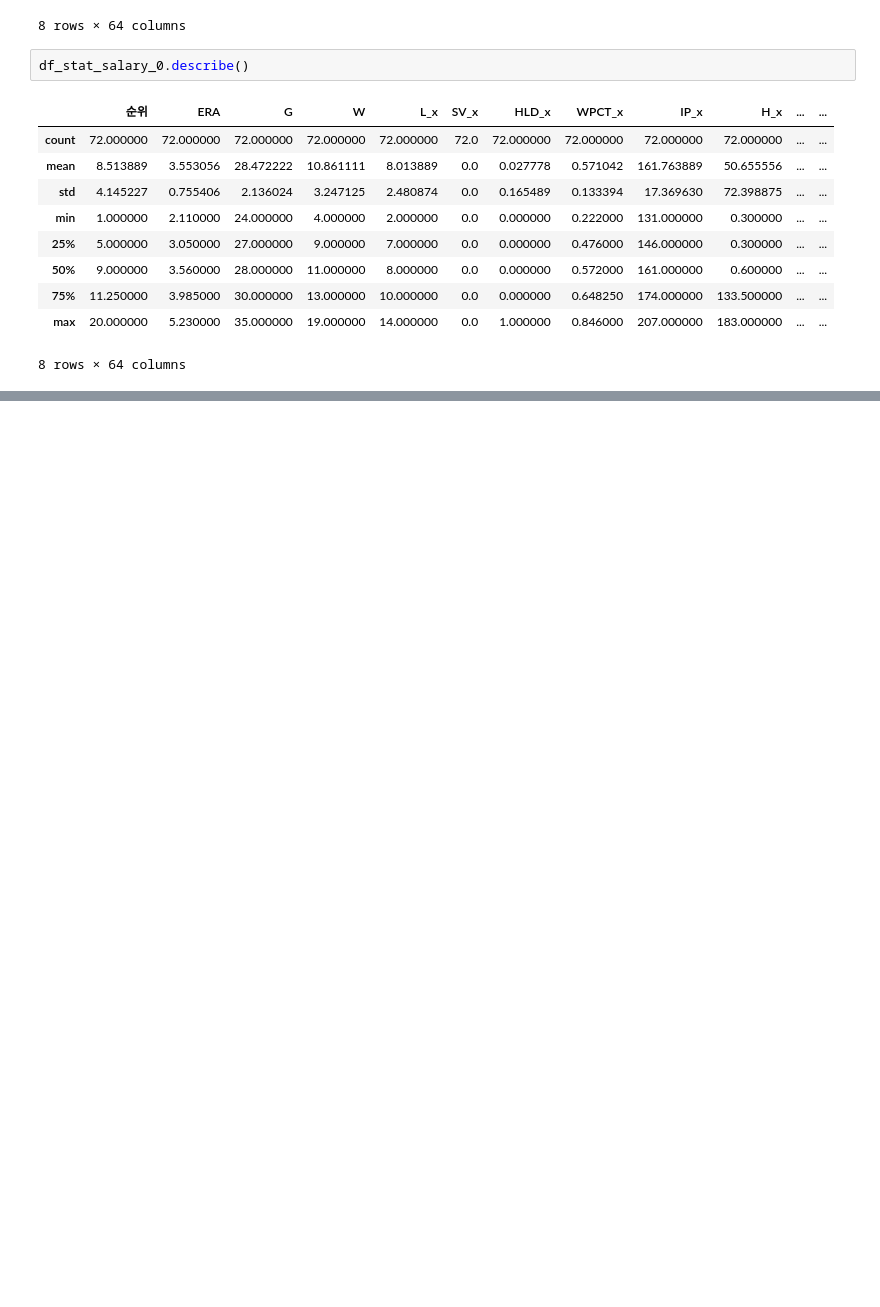
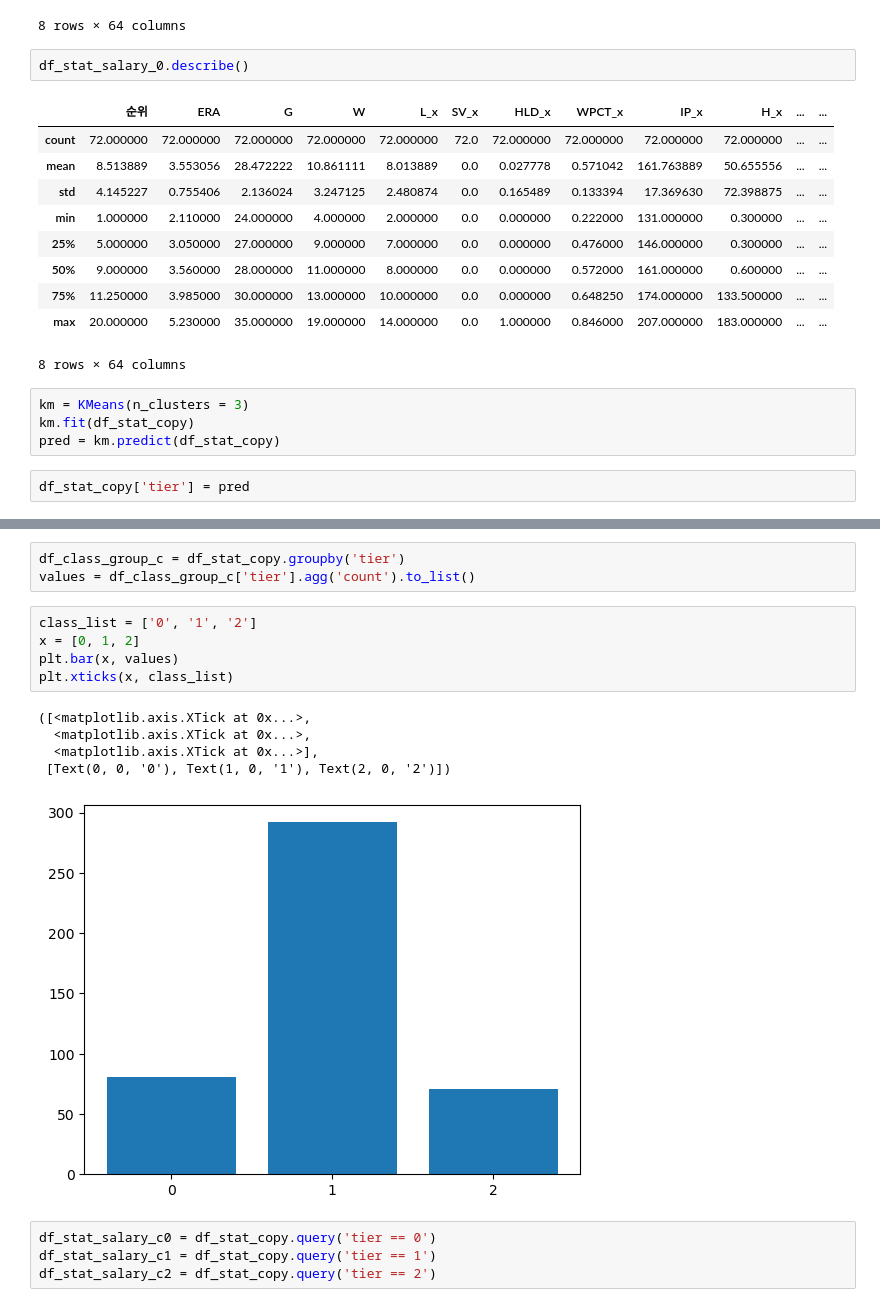
Before and after one commit to jayiuk/mid_project, a Jupyter notebook: eda_data.ipynb, the cells around one changed output, grey strips where cells are left out. Drawn from its saved outputs; the diff is of its cells as text; blank space fills up the shorter version.

```diff
--- a/eda_data.ipynb
+++ b/eda_data.ipynb
@@ -516,3 +516,9 @@ df_stat_salary_0.describe()
 | 75% | 11.250000 | 3.985000 | 30.000000 | 13.000000 | 10.000000 | 0.0 | 0.000000 | 0.648250 | 174.000000 | 133.500000 | ... | ... |
 | max | 20.000000 | 5.230000 | 35.000000 | 19.000000 | 14.000000 | 0.0 | 1.000000 | 0.846000 | 207.000000 | 183.000000 | ... | ... |
 8 rows × 64 columns
+# %%
+km = KMeans(n_clusters = 3)
+km.fit(df_stat_copy)
+pred = km.predict(df_stat_copy)
+# %%
+df_stat_copy['tier'] = pred
@@ -518,0 +541,18 @@ df_stat_salary_0.describe()
+# %%
+df_class_group_c = df_stat_copy.groupby('tier')
+values = df_class_group_c['tier'].agg('count').to_list()
+# %%
+class_list = ['0', '1', '2']
+x = [0, 1, 2]
+plt.bar(x, values)
+plt.xticks(x, class_list)
+# %% [output]
+([<matplotlib.axis.XTick at 0x...>,
+  <matplotlib.axis.XTick at 0x...>,
+  <matplotlib.axis.XTick at 0x...>],
+ [Text(0, 0, '0'), Text(1, 0, '1'), Text(2, 0, '2')])
+[figure, added]
+# %%
+df_stat_salary_c0 = df_stat_copy.query('tier == 0')
+df_stat_salary_c1 = df_stat_copy.query('tier == 1')
+df_stat_salary_c2 = df_stat_copy.query('tier == 2')
```
Also changed, not shown: parts of 6 cells of this notebook.
